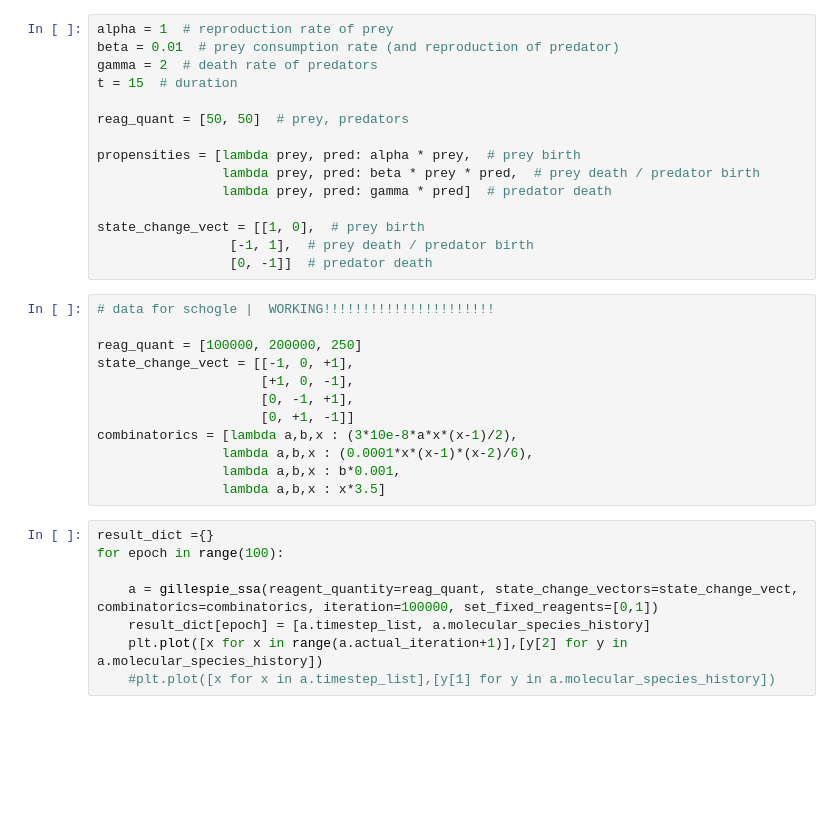
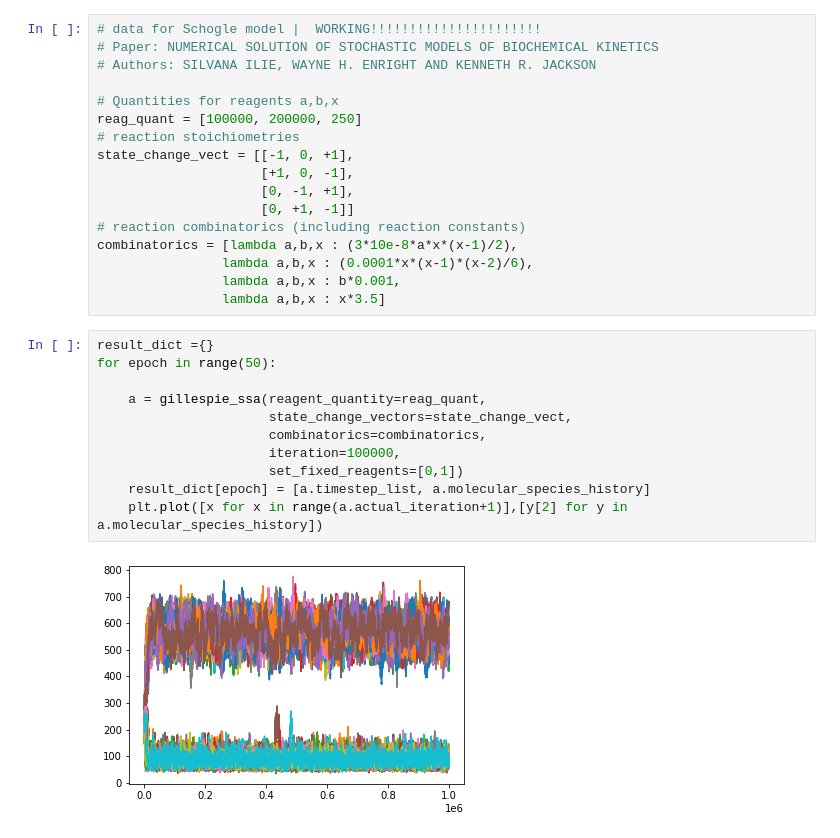
Before and after one commit to lillux/gillespie_ssa, a Jupyter notebook: gillespie.ipynb, the cells around one changed output. Drawn from its saved outputs; the diff is of its cells as text; blank space fills up the shorter version.

```diff
--- a/gillespie.ipynb
+++ b/gillespie.ipynb
@@ -8,35 +4,30 @@ ModuleNotFoundError: No module named 'stochastic_backend'
-# %%
-alpha = 1  # reproduction rate of prey
-beta = 0.01  # prey consumption rate (and reproduction of predator)
-gamma = 2  # death rate of predators
-t = 15  # duration
-
-reag_quant = [50, 50]  # prey, predators
-
-propensities = [lambda prey, pred: alpha * prey,  # prey birth
-                lambda prey, pred: beta * prey * pred,  # prey death / predator birth
-                lambda prey, pred: gamma * pred]  # predator death
-
-state_change_vect = [[1, 0],  # prey birth
-                 [-1, 1],  # prey death / predator birth
-                 [0, -1]]  # predator death
 # %%
-# data for schogle |  WORKING!!!!!!!!!!!!!!!!!!!!!!
+# data for Schogle model |  WORKING!!!!!!!!!!!!!!!!!!!!!!
+# Paper: NUMERICAL SOLUTION OF STOCHASTIC MODELS OF BIOCHEMICAL KINETICS
+# Authors: SILVANA ILIE, WAYNE H. ENRIGHT AND KENNETH R. JACKSON
 
+# Quantities for reagents a,b,x
 reag_quant = [100000, 200000, 250]
+# reaction stoichiometries
 state_change_vect = [[-1, 0, +1],
                      [+1, 0, -1],
                      [0, -1, +1],
                      [0, +1, -1]]
+# reaction combinatorics (including reaction constants)
 combinatorics = [lambda a,b,x : (3*10e-8*a*x*(x-1)/2),
                 lambda a,b,x : (0.0001*x*(x-1)*(x-2)/6),
                 lambda a,b,x : b*0.001,
                 lambda a,b,x : x*3.5]
 # %%
 result_dict ={}
-for epoch in range(100):
+for epoch in range(50):
 
-    a = gillespie_ssa(reagent_quantity=reag_quant, state_change_vectors=state_change_vect, combinatorics=combinatorics, iteration=100000, set_fixed_reagents=[0,1])
+    a = gillespie_ssa(reagent_quantity=reag_quant,
+                      state_change_vectors=state_change_vect,
+                      combinatorics=combinatorics,
+                      iteration=100000,
+                      set_fixed_reagents=[0,1])
     result_dict[epoch] = [a.timestep_list, a.molecular_species_history]
     plt.plot([x for x in range(a.actual_iteration+1)],[y[2] for y in a.molecular_species_history])
-    #plt.plot([x for x in a.timestep_list],[y[1] for y in a.molecular_species_history])
+# %% [output]
+[figure, added]
```
Also changed, not shown: parts of 3 cells of this notebook, 1 other file.
